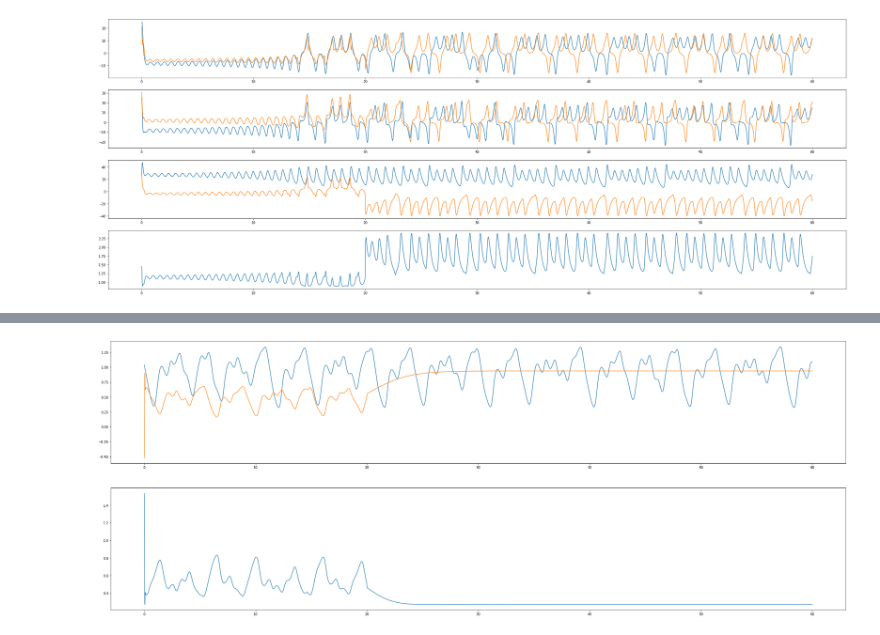
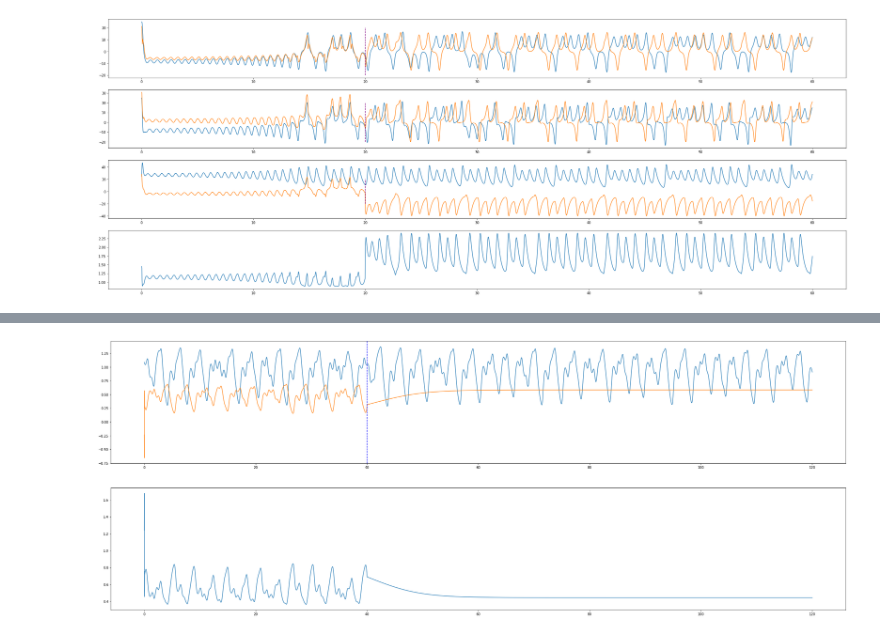
Before and after one commit to bucketfish0000/reservoir_restructure, a Jupyter notebook: reservoir.ipynb, the cells around one changed output, grey strips where cells are left out. Saved outputs shown, nothing was run; the diff lists cells and outputs as text; code cells hidden in the pictures.

```diff
--- a/reservoir.ipynb
+++ b/reservoir.ipynb
@@ -83,7 +83,7 @@ utils.plot_time_sequence(0,RP.run_time,RP.f,
 import utils
 importlib.reload(utils)
 
-sequence,time=utils.discrete_mackey_glass()
+sequence,time=utils.discrete_mackey_glass(epoch=6000)
 import matplotlib.pyplot as plt
 fig=plt.figure()
 fig.set_figwidth(40)
@@ -142,9 +142,9 @@ W_out after_training:
 # %%
 import torch
 importlib.reload(utils)
-utils.plot_time_sequence(0,RP.run_time,RP.f,
+utils.plot_time_sequence(0,RP.run_time,RP.training_time,RP.f,
                          torch.tensor(output),torch.tensor(sequence).T,time,1)
 
 #utils.plot_time_sequence(0,RP.run_time,RP.f,p,s,time,1)
 # %% [output]
-[figure, old version]
+[figure, new version]
```
Also changed, not shown: parts of 3 cells of this notebook, 3 other files.
